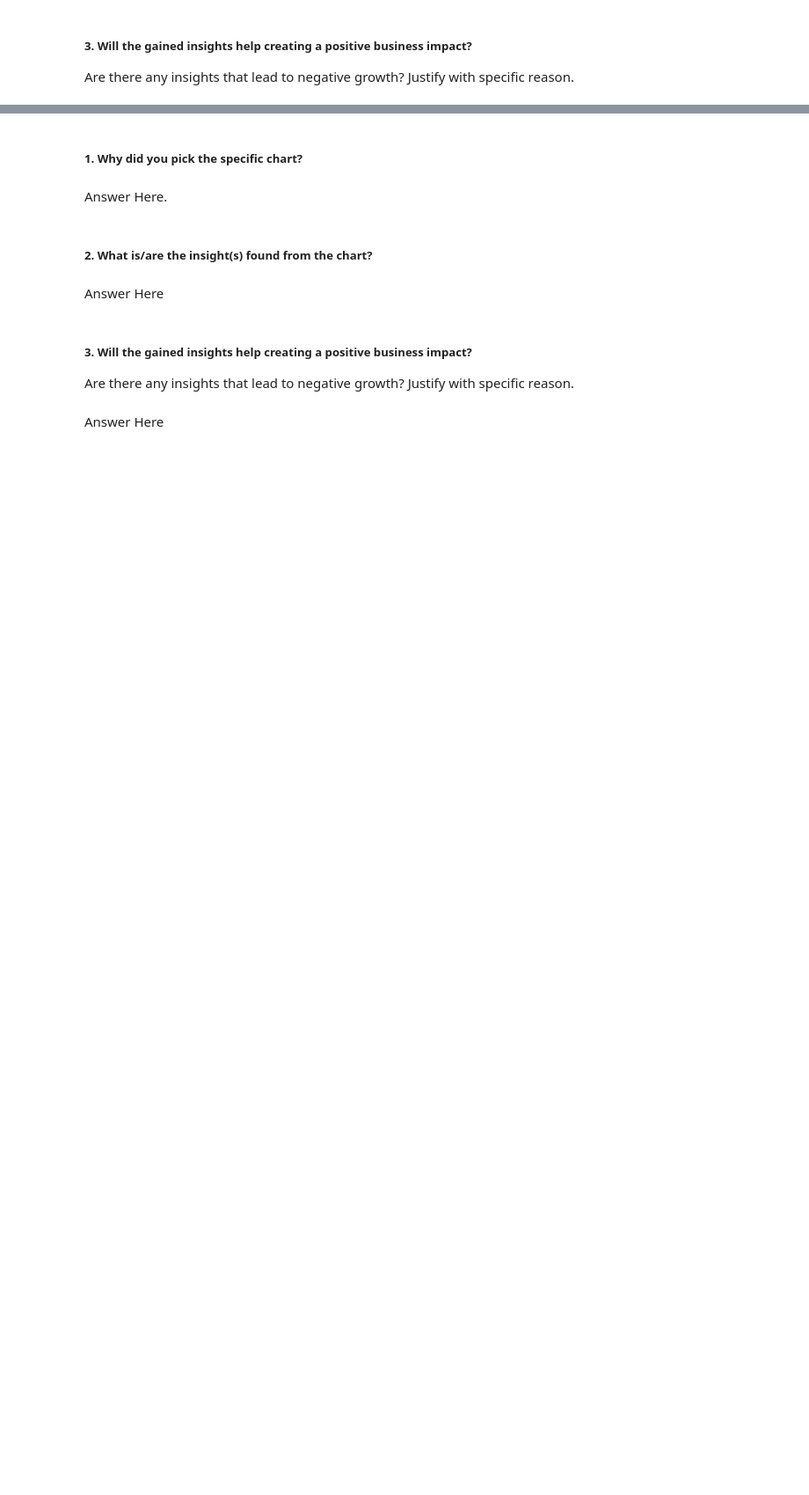
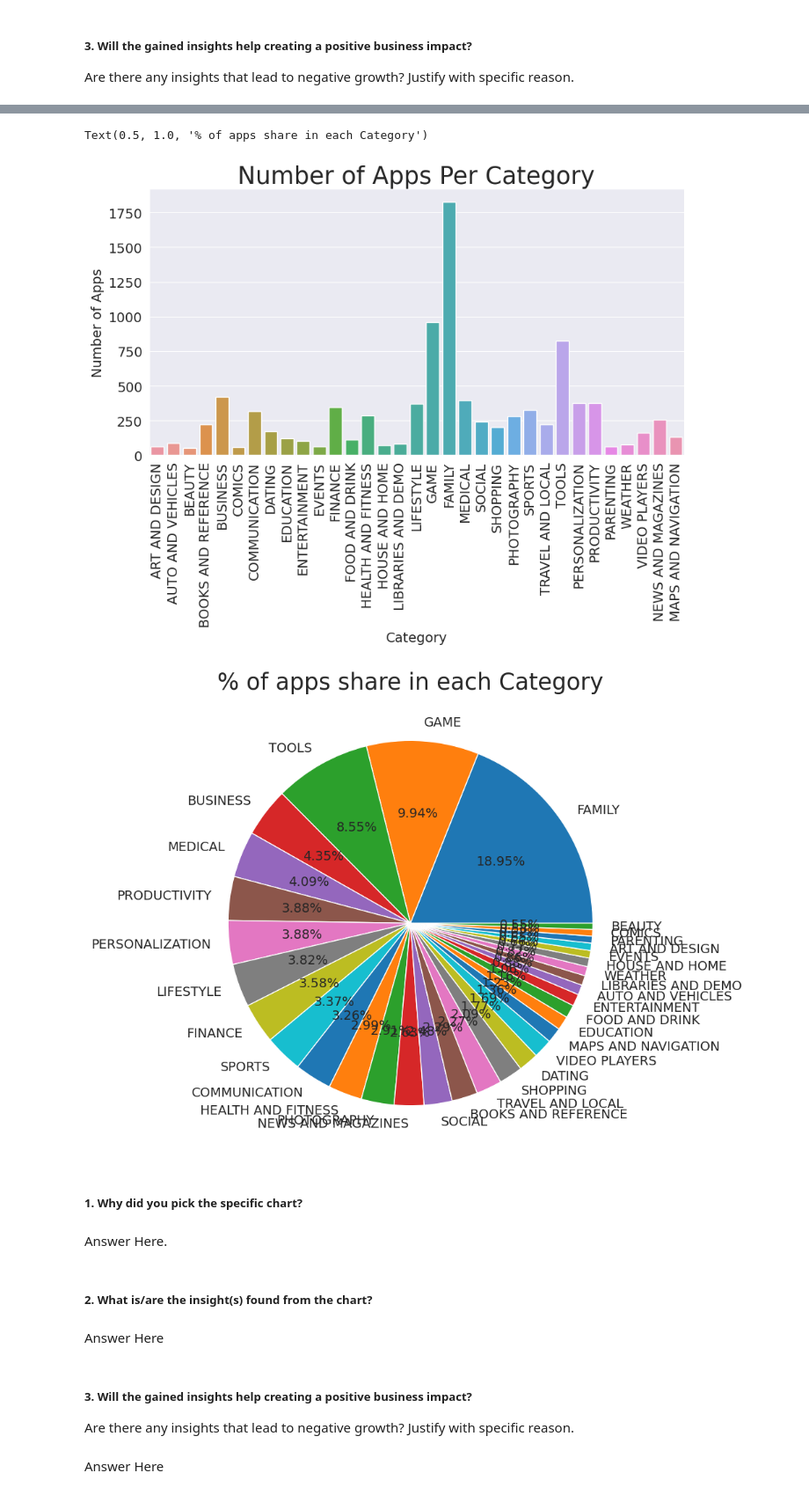
Before and after one commit to lukedanieldone/Play-Store-EDA, a Jupyter notebook: Playstore_EDA_Analysis.ipynb, the cells around one changed output, grey strips where cells are left out. Shown at 88% size. Saved outputs shown, nothing was run; the diff lists cells and outputs as text; code cells hidden in the pictures; blank space fills up the shorter version.

```diff
--- a/Playstore_EDA_Analysis.ipynb
+++ b/Playstore_EDA_Analysis.ipynb
@@ -555,3 +572,27 @@ Answer Here
+# %%
+# Chart - 4 visualization code
+# Get the number of apps for each category using Count Plot
+
+sns.set_style('darkgrid')
+plt.figure(figsize=(10, 5))
+
+sns.countplot(x='Category', data=df)
+
+plt.title('Number of Apps Per Category', fontsize = 25)
+plt.xticks(rotation=90)
+plt.ylabel('Number of Apps')
+
+# Percentage of apps belonging to each category in the playstore using Pie plot
+plt.figure(figsize=(9,9))
+
+plt.pie(df.Category.value_counts(), labels=df.Category.value_counts().index, autopct='%1.2f%%')
+my_circle = plt.Circle( (0,0), 0.50, color='white')
+
+plt.title('% of apps share in each Category', fontsize = 25)
+# %% [output]
+Text(0.5, 1.0, '% of apps share in each Category')
+[figure, added]
+[figure, added]
 # %% [markdown]
 ##### 1. Why did you pick the specific chart?
 # %% [markdown]
```
Also changed, not shown: parts of 13 cells of this notebook.
